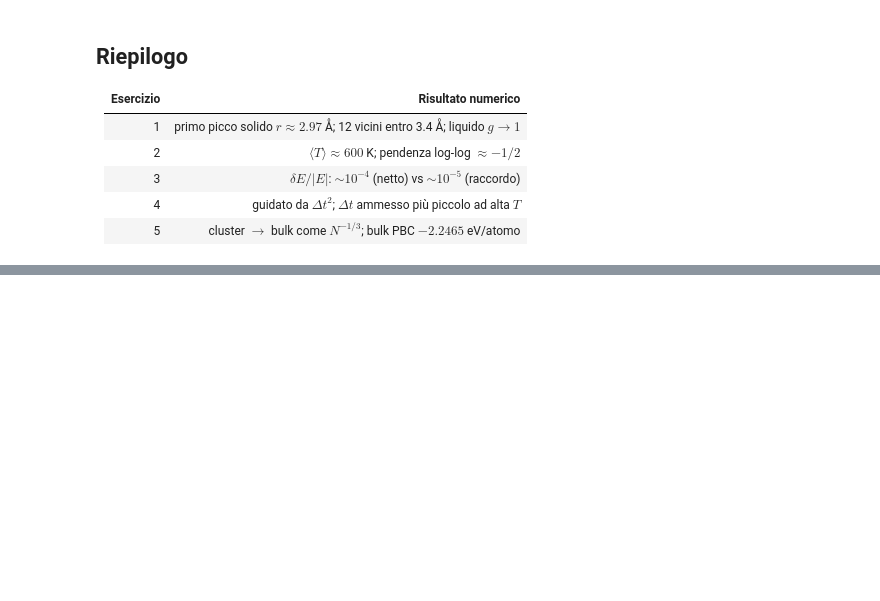
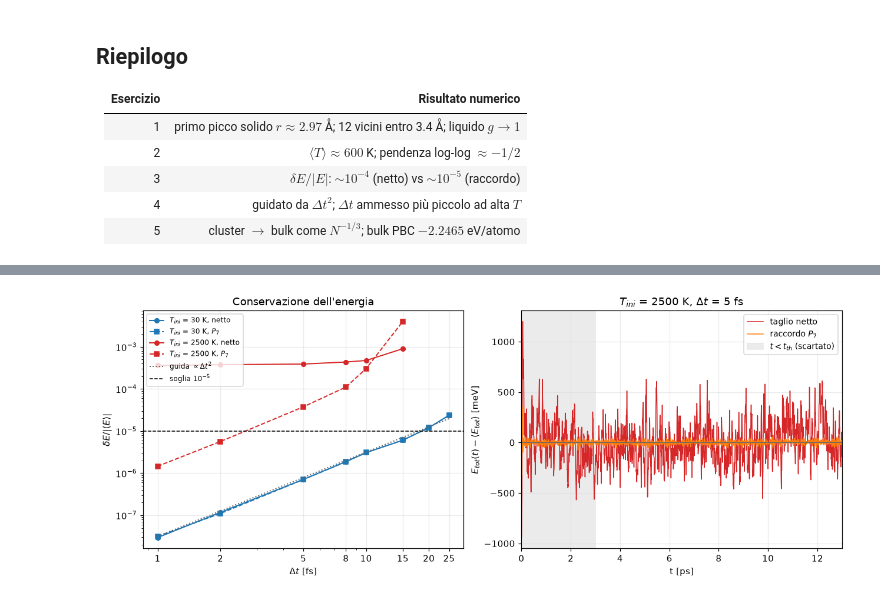
Before and after one commit to francescobellina/computational-course, a Jupyter notebook: notebooks/05_molecular_dynamics/esercizi_cms6.ipynb, the cells around one changed output, grey strips where cells are left out. Saved outputs shown, nothing was run; the diff lists cells and outputs as text; code cells hidden in the pictures; blank space fills up the shorter version.

```diff
--- a/notebooks/05_molecular_dynamics/esercizi_cms6.ipynb
+++ b/notebooks/05_molecular_dynamics/esercizi_cms6.ipynb
@@ -571,0 +742,9 @@ tutti i controlli superati
+# %%
+# === parametri: cambia qui e riesegui le celle seguenti ===
+T_INI_LISTA = [30.0, 2500.0]  # K, temperature delle velocità iniziali (<T> ≈ T_INI/2)
+DTS_FS = [1.0, 2.0, 5.0, 8.0, 10.0, 15.0, 20.0, 25.0]  # 8 passi temporali [fs], fino a 25 fs
+T_TH_PS = 3.0  # ps, transiente di termalizzazione scartato
+T_TOT_PS = 13.0  # ps, durata totale (uguale per tutti i Δt)
+A_AG = 4.16  # Å, passo reticolare dell'Ag
+RP7 = 4.2  # Å, inizio del raccordo P7 (fine: RC = 4.5 Å)
+NCELLS = 4  # 4x4x4 celle = 256 atomi, L = 16.6 Å > 2 r_c
@@ -571,0 +1047,42 @@ tutti i controlli superati
+# %%
+DT_ZOOM = 5.0  # fs, passo usato nel pannello di destra
+colors = {T_INI_LISTA[0]: "C0", T_INI_LISTA[-1]: "C3"}
+dts = np.array(DTS_FS)
+fig, (ax0, ax1) = plt.subplots(1, 2, figsize=(11.5, 4.4), constrained_layout=True)
+
+# sinistra: δE/|⟨E⟩| vs Δt (linea piena = taglio netto, tratteggiata = P7);
+# i Δt instabili mancano dal grafico
+for t_ini in T_INI_LISTA:
+    for smooth, style in ((False, "o-"), (True, "s--")):
+        de = [res["dE_rel"] for res in results[t_ini, smooth]]
+        ax0.loglog(dts, de, style, color=colors.get(t_ini), ms=5, lw=1.3,
+                   label=f"$T_{{ini}}$ = {t_ini:g} K, " + ("$P_7$" if smooth else "netto"))
+first = results[T_INI_LISTA[0], True][0]["dE_rel"]
+ax0.loglog(dts, first * (dts / dts[0]) ** 2, ":", color="0.4", lw=1.3,
+           label=r"guida $\propto\Delta t^2$")
+ax0.axhline(1e-5, color="k", ls="--", lw=1, label=r"soglia $10^{-5}$")
+ax0.set_xticks(dts)
+ax0.xaxis.set_major_formatter(ScalarFormatter())
+ax0.xaxis.set_minor_formatter(NullFormatter())
+ax0.set(xlabel=r"$\Delta t$ [fs]", ylabel=r"$\delta E/|\langle E\rangle|$",
+        title="Conservazione dell'energia")
+ax0.legend(fontsize=8, loc="upper left")
+
+# destra: E_tot(t) alla temperatura più alta, stesso Δt, netto vs P7
+t_hot = T_INI_LISTA[-1]
+i_dt = DTS_FS.index(DT_ZOOM)
+for smooth, lab, color in ((False, "taglio netto", "C3"), (True, "raccordo $P_7$", "C1")):
+    res = results[t_hot, smooth][i_dt]
+    ith = int(round(T_TH_PS * 1000.0 / res["dt_fs"]))
+    ax1.plot(res["time_ps"], (res["etot"] - np.nanmean(res["etot"][ith:])) * 1e3,
+             lw=1, color=color, label=lab)
+ax1.axvspan(0, T_TH_PS, color="0.85", alpha=0.5, label="$t < t_{th}$ (scartato)")
+ax1.axhline(0.0, color="0.4", lw=0.9)
+ax1.set(xlim=(0, T_TOT_PS), xlabel="t [ps]",
+        ylabel=r"$E_{tot}(t)-\langle E_{tot}\rangle$ [meV]",
+        title=f"$T_{{ini}}$ = {t_hot:g} K, $\\Delta t$ = {DT_ZOOM:g} fs")
+ax1.legend(fontsize=9, loc="upper right")
+
+plt.show()
+# %% [output]
+[figure, added]
```
Also changed, not shown: parts of 15 cells of this notebook, 4 other files.
